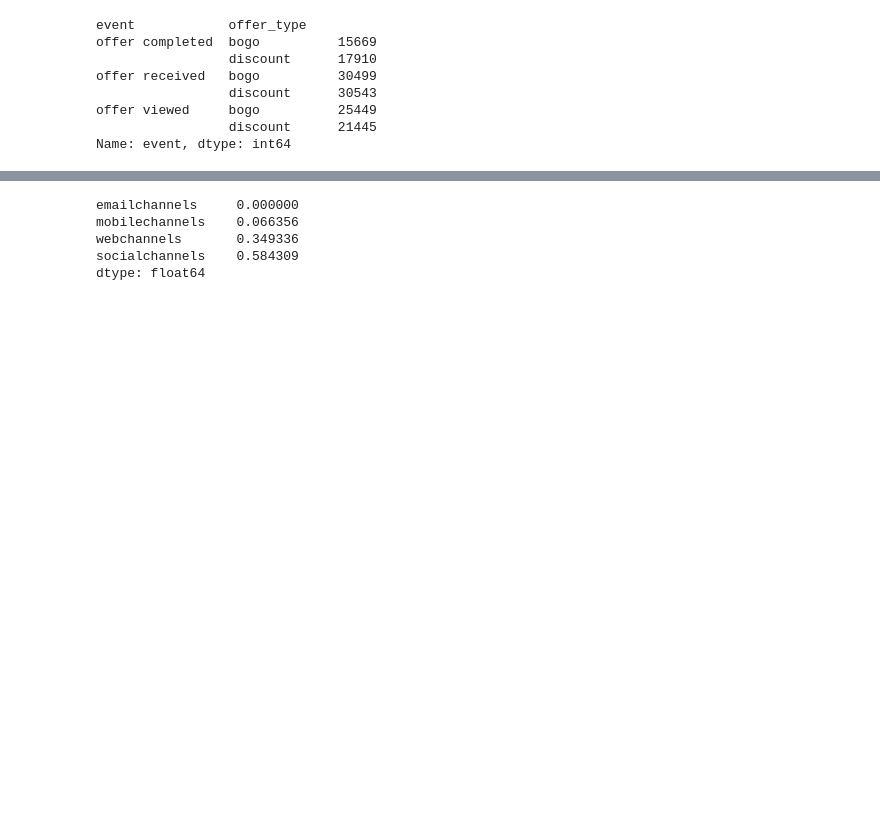
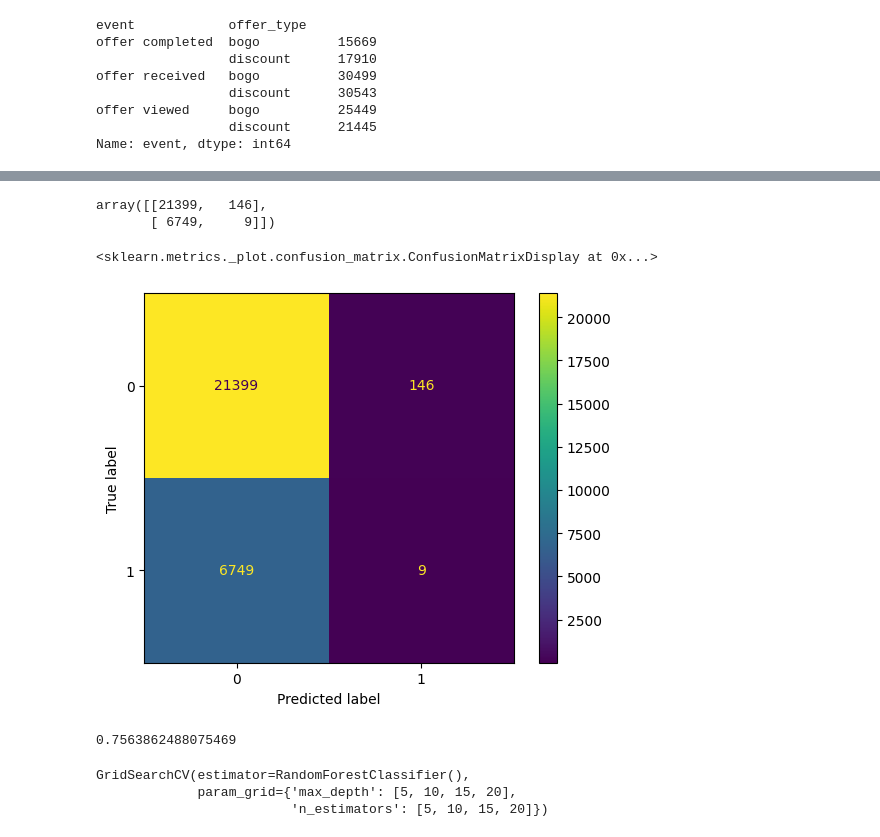
Before and after one commit to dexterb747/udacity-starbucks-project, a Jupyter notebook: Starbucks_Capstone_notebook.ipynb, the cells around one changed output, grey strips where cells are left out. Drawn from its saved outputs; the diff is of its cells as text; code cells hidden in the pictures; blank space fills up the shorter version.

```diff
--- a/Starbucks_Capstone_notebook.ipynb
+++ b/Starbucks_Capstone_notebook.ipynb
@@ -324,4 +351,4 @@ X_train,X_test,y_train,y_test=train_test_split(X,y,train_size=.70,random_state=1
 # %%
-#create the model
-randomforestmodel = RandomForestClassifier(n_estimators = 10, random_state = 0)
+#create the random forest model
+randomforestmodel = RandomForestClassifier(n_estimators = 100, random_state = 0)
 # %%
@@ -335,9 +359,21 @@ orderofimportance = pd.Series(randomforestmodel.feature_importances_, index=X_tr
-# %%
-#show the order of importance
-print(orderofimportance)
-# %% [output]
-emailchannels     0.000000
-mobilechannels    0.066356
-webchannels       0.349336
-socialchannels    0.584309
-dtype: float64
+# %%
+#test the prediction of the random forest model
+testrandomforestprediction = randomforestmodel.predict(X_test)
+# %%
+#generate the confusion matrix for the random forest model
+randomforestconfusionmatrix=confusion_matrix(y_test,testrandomforestprediction)
+# %%
+#show the confusion matrix for the random forest model
+randomforestconfusionmatrix
+# %% [output]
+array([[21399,   146],
+       [ 6749,     9]])
+# %%
+#generate the display for the confusion matrix for the random forest model
+disprandomforest = ConfusionMatrixDisplay(confusion_matrix=randomforestconfusionmatrix)
+# %%
+#plot the display for the confusion matrix for the random forest model
+disprandomforest.plot()
+# %% [output]
+<sklearn.metrics._plot.confusion_matrix.ConfusionMatrixDisplay at 0x...>
+[figure, added]
@@ -343,0 +383,5 @@ dtype: float64
+# %%
+#print the accuracy score for the random forest model
+print(accuracyrandomforest)
+# %% [output]
+0.7563862488075469
@@ -343,0 +394,7 @@ dtype: float64
+# %%
+#fit the model via gridsearchCV
+gridsearch.fit(X_train, y_train)
+# %% [output]
+GridSearchCV(estimator=RandomForestClassifier(),
+             param_grid={'max_depth': [5, 10, 15, 20],
+                         'n_estimators': [5, 10, 15, 20]})
```
Also changed, not shown: parts of 28 cells of this notebook, 2 other files.
